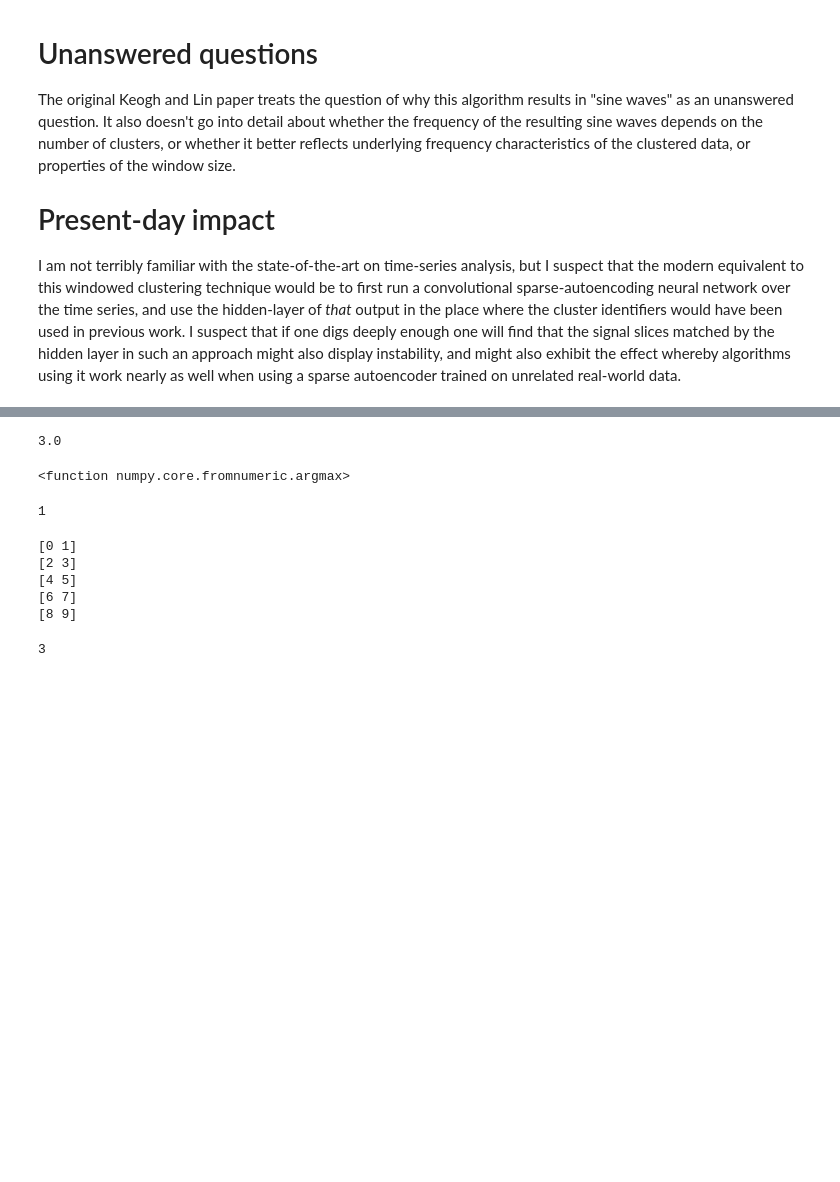
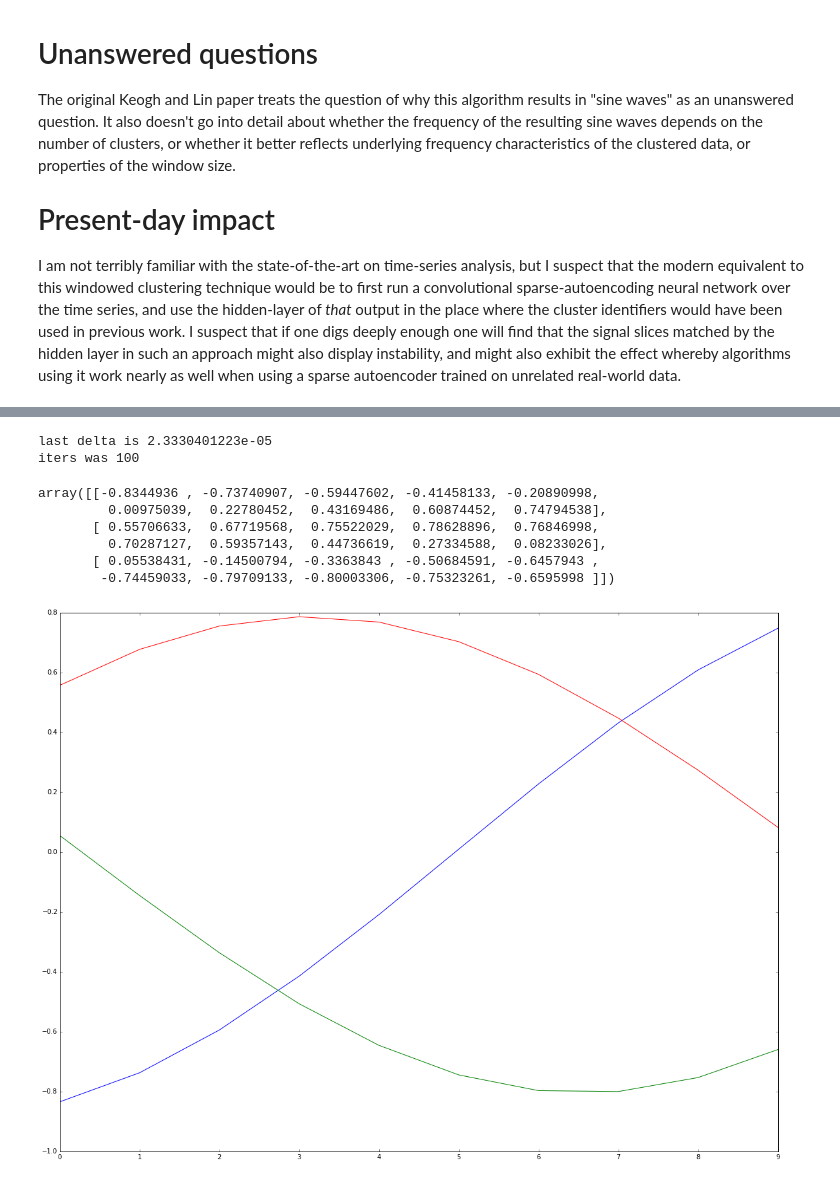
Before and after one commit to mds2/keogh_lin_time_series_clustering, a Jupyter notebook: Time series clustering.ipynb, the cells around one changed output, grey strips where cells are left out. Drawn from its saved outputs; the diff is of its cells as text; code cells hidden in the pictures; blank space fills up the shorter version.

```diff
--- a/Time series clustering.ipynb
+++ b/Time series clustering.ipynb
@@ -276,25 +250,14 @@ closest(arr, [8,7.1])
-# %%
-np.dot(np.ones(3), np.ones(3))
-# %% [output]
-3.0
-# %%
-np.argmax
-# %% [output]
-<function numpy.core.fromnumeric.argmax>
-# %%
-np.argmax([1,15,3,2,9,7])
-# %% [output]
-1
-# %%
-for i in arr:
-    print i
-# %% [output]
-[0 1]
-[2 3]
-[4 5]
-[6 7]
-[8 9]
-# %%
-np.max([1,2,3])
-# %% [output]
-3
+# %%
+#Okay, what happens with a different window size?
+
+run_exp(sine_wave_seq, 100, 3, 10)
+# %% [output]
+last delta is 2.3330401223e-05
+iters was 100
+array([[-0.8344936 , -0.73740907, -0.59447602, -0.41458133, -0.20890998,
+         0.00975039,  0.22780452,  0.43169486,  0.60874452,  0.74794538],
+       [ 0.55706633,  0.67719568,  0.75522029,  0.78628896,  0.76846998,
+         0.70287127,  0.59357143,  0.44736619,  0.27334588,  0.08233026],
+       [ 0.05538431, -0.14500794, -0.3363843 , -0.50684591, -0.6457943 ,
+        -0.74459033, -0.79709133, -0.80003306, -0.75323261, -0.6595998 ]])
+[figure, added]
```
Also changed, not shown: parts of 17 cells of this notebook.
